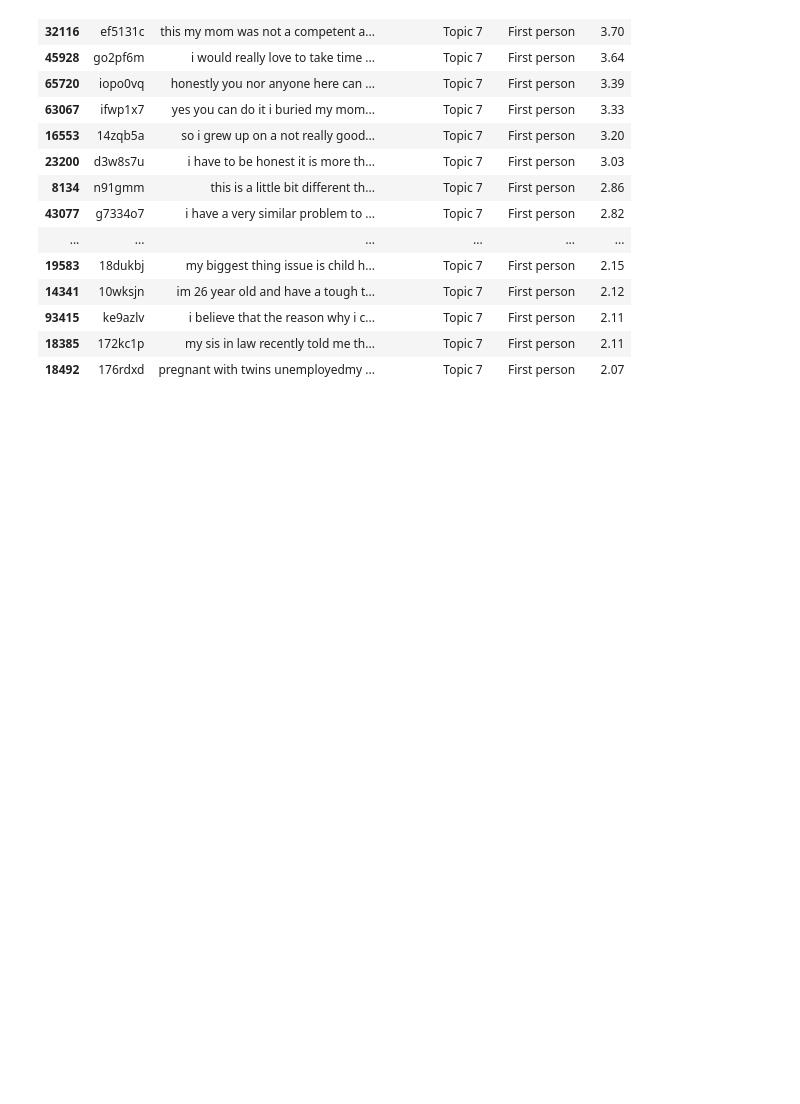
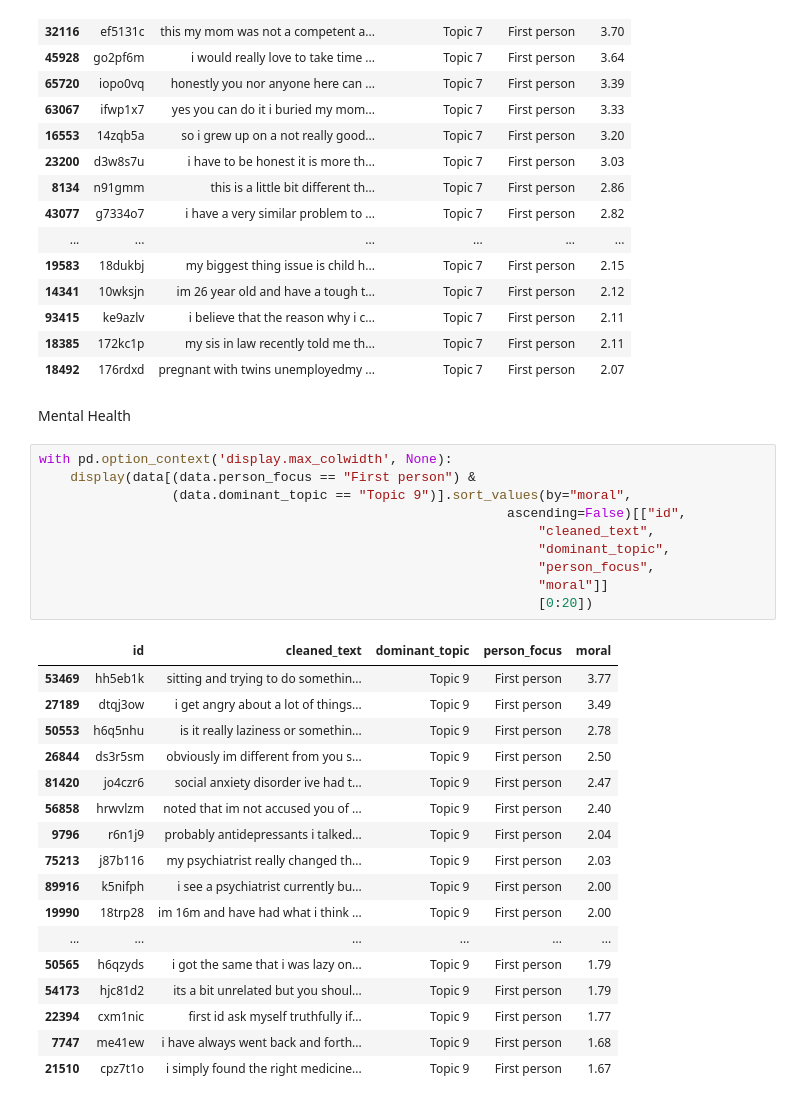
Before and after one commit to natashacarpcast/moralization-selfimprovement, a Jupyter notebook: 06-top-moral-topics-analyses.ipynb, the cells around one changed output. Drawn from its saved outputs; the diff is of its cells as text; blank space fills up the shorter version.

```diff
--- a/06-top-moral-topics-analyses.ipynb
+++ b/06-top-moral-topics-analyses.ipynb
@@ -108,3 +108,33 @@ with pd.option_context('display.max_colwidth', None):
 | 93415 | ke9azlv | i believe that the reason why i c... | Topic 7 | First person | 2.11 |
 | 18385 | 172kc1p | my sis in law recently told me th... | Topic 7 | First person | 2.11 |
 | 18492 | 176rdxd | pregnant with twins unemployedmy ... | Topic 7 | First person | 2.07 |
+# %% [markdown]
+Mental Health
+# %%
+with pd.option_context('display.max_colwidth', None):
+    display(data[(data.person_focus == "First person") &
+                 (data.dominant_topic == "Topic 9")].sort_values(by="moral",
+                                                            ascending=False)[["id",
+                                                                "cleaned_text",
+                                                                "dominant_topic",
+                                                                "person_focus",
+                                                                "moral"]]
+                                                                [0:20])
+# %% [output]
+|  | id | cleaned_text | dominant_topic | person_focus | moral |
+| 53469 | hh5eb1k | sitting and trying to do somethin... | Topic 9 | First person | 3.77 |
+| 27189 | dtqj3ow | i get angry about a lot of things... | Topic 9 | First person | 3.49 |
+| 50553 | h6q5nhu | is it really laziness or somethin... | Topic 9 | First person | 2.78 |
+| 26844 | ds3r5sm | obviously im different from you s... | Topic 9 | First person | 2.50 |
+| 81420 | jo4czr6 | social anxiety disorder ive had t... | Topic 9 | First person | 2.47 |
+| 56858 | hrwvlzm | noted that im not accused you of ... | Topic 9 | First person | 2.40 |
+| 9796 | r6n1j9 | probably antidepressants i talked... | Topic 9 | First person | 2.04 |
+| 75213 | j87b116 | my psychiatrist really changed th... | Topic 9 | First person | 2.03 |
+| 89916 | k5nifph | i see a psychiatrist currently bu... | Topic 9 | First person | 2.00 |
+| 19990 | 18trp28 | im 16m and have had what i think ... | Topic 9 | First person | 2.00 |
+| ... | ... | ... | ... | ... | ... |
+| 50565 | h6qzyds | i got the same that i was lazy on... | Topic 9 | First person | 1.79 |
+| 54173 | hjc81d2 | its a bit unrelated but you shoul... | Topic 9 | First person | 1.79 |
+| 22394 | cxm1nic | first id ask myself truthfully if... | Topic 9 | First person | 1.77 |
+| 7747 | me41ew | i have always went back and forth... | Topic 9 | First person | 1.68 |
+| 21510 | cpz7t1o | i simply found the right medicine... | Topic 9 | First person | 1.67 |
```
Also changed, not shown: parts of 1 cell of this notebook.
